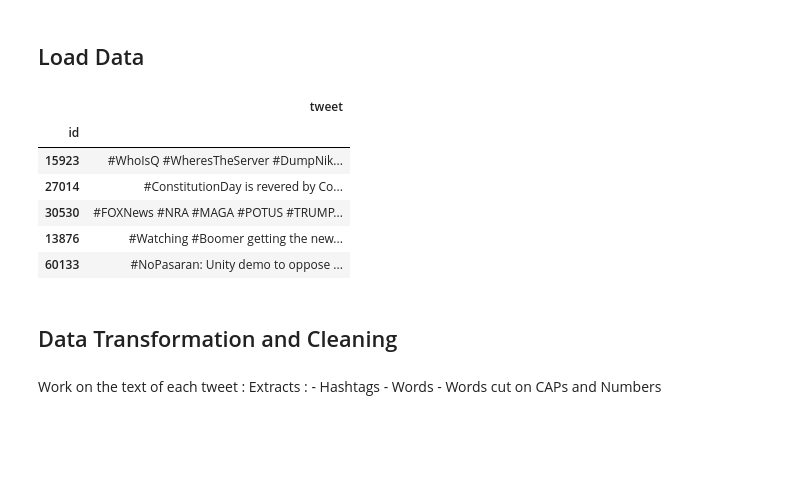
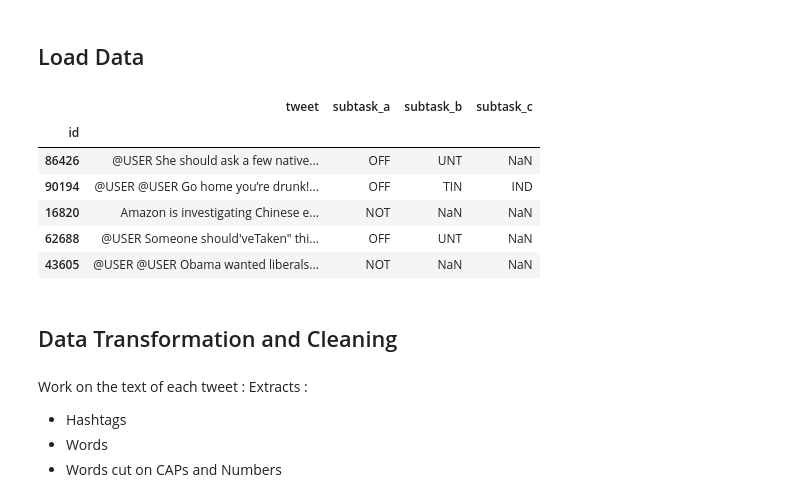
Before and after one commit to adrianlwn/SemEval-2019-Task-6, a Jupyter notebook: A - Offensive language identification.ipynb, the cells around one changed output. Drawn from its saved outputs; the diff is of its cells as text; code cells hidden in the pictures; blank space fills up the shorter version.

```diff
--- a/A - Offensive language identification.ipynb
+++ b/A - Offensive language identification.ipynb
@@ -21,22 +21,22 @@ Given a text, your system should categorise it into OFF (offensive) and NOT (not
 ## Load Data
 # %%
 path = '../data/Test A Release/testset-taska.tsv'
-
-data_A = pd.read_table(path,index_col='id')
-data_A.head()
+path = '../data/start-kit/training-v1/offenseval-training-v1.tsv'
+data_train = pd.read_table(path,index_col='id')
+data_train.head()
 # %% [output]
-|  | tweet |
-| id |  |
-| 15923 | #WhoIsQ #WheresTheServer #DumpNik... |
-| 27014 | #ConstitutionDay is revered by Co... |
-| 30530 | #FOXNews #NRA #MAGA #POTUS #TRUMP... |
-| 13876 | #Watching #Boomer getting the new... |
-| 60133 | #NoPasaran: Unity demo to oppose ... |
+|  | tweet | subtask_a | subtask_b | subtask_c |
+| id |  |  |  |  |
+| 86426 | @USER She should ask a few native... | OFF | UNT | NaN |
+| 90194 | @USER @USER Go home you’re drunk!... | OFF | TIN | IND |
+| 16820 | Amazon is investigating Chinese e... | NOT | NaN | NaN |
+| 62688 | @USER Someone should'veTaken" thi... | OFF | UNT | NaN |
+| 43605 | @USER @USER Obama wanted liberals... | NOT | NaN | NaN |
 # %% [markdown]
 ## Data Transformation and Cleaning
 # %% [markdown]
 Work on the text of each tweet : Extracts :
-    - Hashtags
-    - Words
-    - Words cut on CAPs and Numbers
+- Hashtags
+- Words
+- Words cut on CAPs and Numbers
 # %%
```
Also changed, not shown: parts of 7 cells of this notebook.
